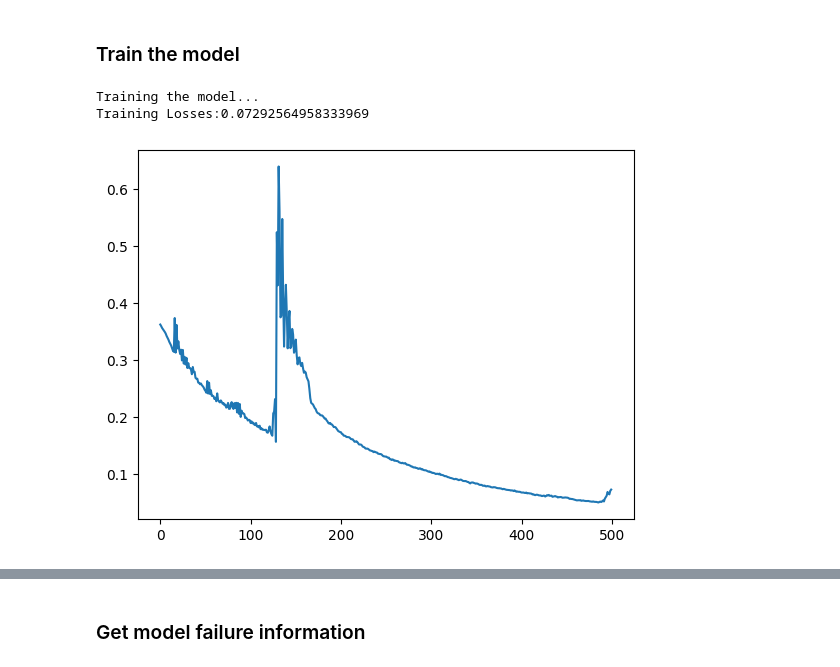
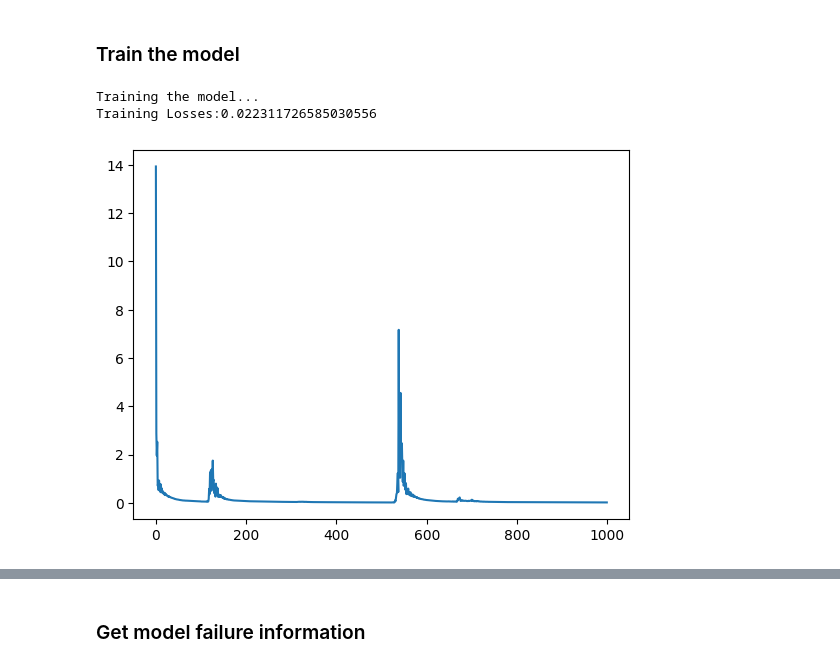
Before and after one commit to abatista-planas/PES_DL, a Jupyter notebook: scripts/main_pes_1D.ipynb, the cells around one changed output, grey strips where cells are left out. Cells and saved outputs as stored; diff of their text form; code cells hidden in the pictures.

```diff
--- a/scripts/main_pes_1D.ipynb
+++ b/scripts/main_pes_1D.ipynb
@@ -16,14 +14,14 @@ ModuleNotFoundError: No module named 'pes_1D.visualization'
 ### parameters
 # %%
 in_features = 64
-n_samples = 2000
+n_samples = 6000
 test_split = 0.5
 gpu = True
 # %% [markdown]
 ### Generate training and test sets
 # %%
 X_train, y_train, X_test, y_test, df_samples = generate_discriminator_training_set(
-    n_samples, in_features, test_split, gpu
+    n_samples, in_features, test_split, gpu, generator_seed=[36, 25]
 )
 
 sample_visualization(df_samples)
@@ -31,28 +31,28 @@ sample_visualization(df_samples)
 ### Discriminator model definition
 # %%
 model = NaiveDiscriminator(in_features, 512, 128, 64, 2)
-model = model.to("cuda" if gpu else "cpu")
+model = model.to("cuda" if gpu else "cpu")  # x = self.dropout(x)
 
 
 criterion = nn.CrossEntropyLoss()
-optimizer = torch.optim.Adam(model.parameters(), lr=0.001)
+optimizer = torch.optim.Adam(model.parameters(), lr=0.0005)
 # %% [markdown]
 ### Train the model
 # %%
-epochs = 500
+epochs = 1000
 
 # Train the model
 print("Training the model...")
 losses = train_model(X_train, y_train, model, criterion, optimizer, epochs)
 
 print(f"Training Losses:{losses[-1]}")
 plt.plot(range(epochs), losses)
 plt.show()
 
 # Test the model
 test_loss, accuracy = test_model(X_test, y_test, model, criterion)
 # %% [output]
 Training the model...
-Training Losses:0.07292564958333969
+Training Losses:0.022311726585030556
-[figure, old version]
+[figure, new version]
 Evaluation:
```
Also changed, not shown: parts of 4 cells of this notebook.
